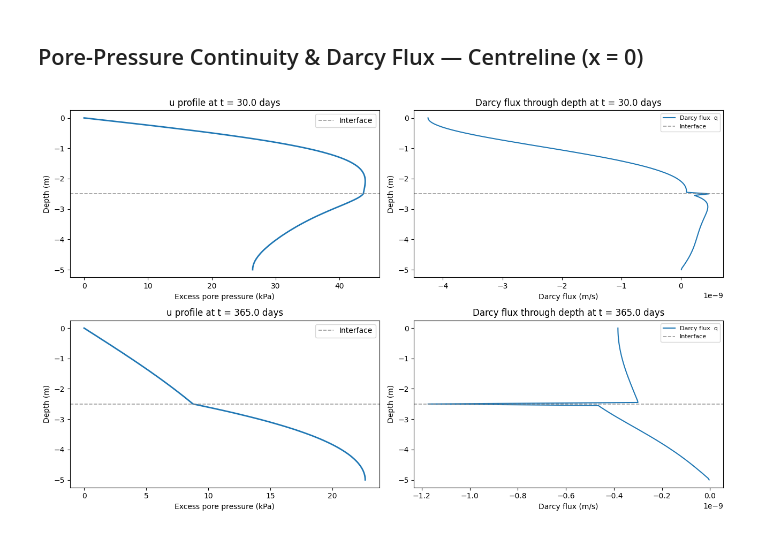
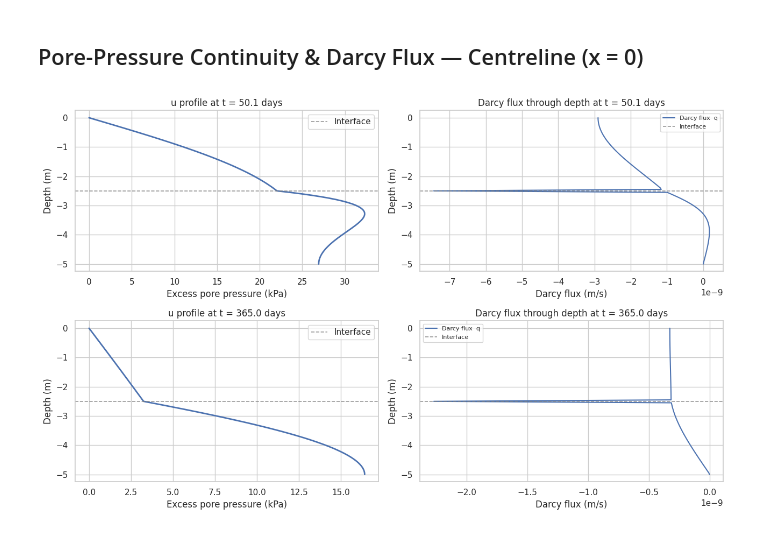
Before and after one commit to Uthman-eng/Geotechnical-Consolidation-FEM, a Jupyter notebook: notebooks/3_terzaghi_2d.ipynb, the cells around one changed output. Drawn from its saved outputs; the diff is of its cells as text; code cells hidden in the pictures.

```diff
--- a/notebooks/3_terzaghi_2d.ipynb
+++ b/notebooks/3_terzaghi_2d.ipynb
@@ -10,6 +10,7 @@ Results are extracted at the centreline (x = 0), directly beneath the centre of
 import numpy as np
 import matplotlib.pyplot as plt
 import matplotlib.tri as tri
+import seaborn as sns
 
 import os, sys
 project_root = os.path.abspath(os.path.join('..'))
@@ -20,20 +21,25 @@ sys.path.insert(0, project_root)
 
 from src.geotech_consolidation.models.terzaghi_2d.fem import Get_terzaghi2D_FEA
 
-H          = 5.0
-W          = H
-nx         = 100
-load       = 100.0
-base       = 2.0
-final_time = 365 * 24 * 60 * 60   # 1 year (s)
-time_steps = 500
+
+sns.set_theme(style="whitegrid")
+
+
+H = 5.0
+W = H
+nx = 100
+load = 100.0
+base = 2.0
+final_time = 365 * (24 * 60 * 60)   # (s)
+time_steps = 1000
 time_days  = np.linspace(0, final_time / (24 * 3600), time_steps)
 gamma_w    = 9.81
 
-# Two-layer profile — layer 1 same as single-layer reduction, layer 2 contrasting
+
 depths  = [2.5, 5.0]
-Cv      = [2e-7, 5e-8]
-Mv      = [5e-4, 8e-4]
+Cv      = [5e-7, 7e-8]
+Mv      = [5e-4, 5e-4]
+
 k_list  = [Cv[i] * Mv[i] * gamma_w for i in range(2)]
 
 print(f"k1 = {k_list[0]:.3e} m/s,  k2 = {k_list[1]:.3e} m/s,  interface at z = {depths[0]} m")
@@ -100,7 +132,7 @@ cl_depth = -cl_y                 # positive depth: 0 to H
 interface_depth = depths[0]      # 2.5 m
 k_cl = np.where(cl_depth <= interface_depth, k_list[0], k_list[1])
 
-check_days = [30.0, 365.0]
+check_days = [50.0, 365.0]
 
 fig, axes = plt.subplots(len(check_days), 2, figsize=(13, 4 * len(check_days)), squeeze=False)
 
@@ -110,31 +142,31 @@ for row, target_day in enumerate(check_days):
 
     axes[row, 0].plot(u_t, cl_y, linewidth=2)
     axes[row, 0].axhline(-interface_depth, color="grey", linestyle="--",
                          linewidth=1.2, alpha=0.8, label="Interface")
     axes[row, 0].set_xlabel("Excess pore pressure (kPa)")
     axes[row, 0].set_ylabel("Depth (m)")
     axes[row, 0].set_title(f"u profile at t = {time_days[t_check]:.1f} days")
     axes[row, 0].legend()
 
     # One-sided gradients on each side of the interface (flux continuity, k discontinuous)
     above = cl_depth <  interface_depth
     below = cl_depth >= interface_depth
 
     grad = np.empty_like(u_t)
     grad[above] = np.gradient(u_t[above], cl_depth[above])
     grad[below] = np.gradient(u_t[below], cl_depth[below])
 
     darcy_flux = -(k_cl / gamma_w) * grad
 
     axes[row, 1].plot(darcy_flux, cl_y, label="Darcy flux  q")
     axes[row, 1].axhline(-interface_depth, color="grey", linestyle="--",
                          linewidth=1.2, alpha=0.8, label="Interface")
     axes[row, 1].set_xlabel("Darcy flux (m/s)")
     axes[row, 1].set_ylabel("Depth (m)")
     axes[row, 1].set_title(f"Darcy flux through depth at t = {time_days[t_check]:.1f} days")
     axes[row, 1].legend(fontsize=8)
 
 plt.tight_layout()
 plt.show()
 # %% [output]
-[figure, old version]
+[figure, new version]
```
Also changed, not shown: parts of 6 cells of this notebook, 5 other files.
